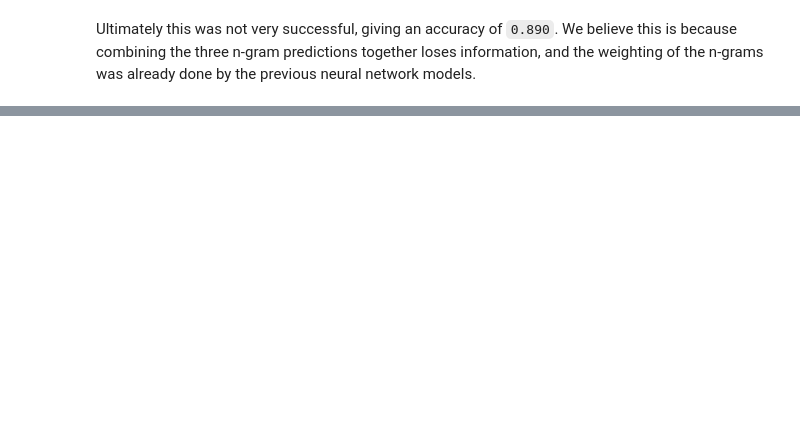
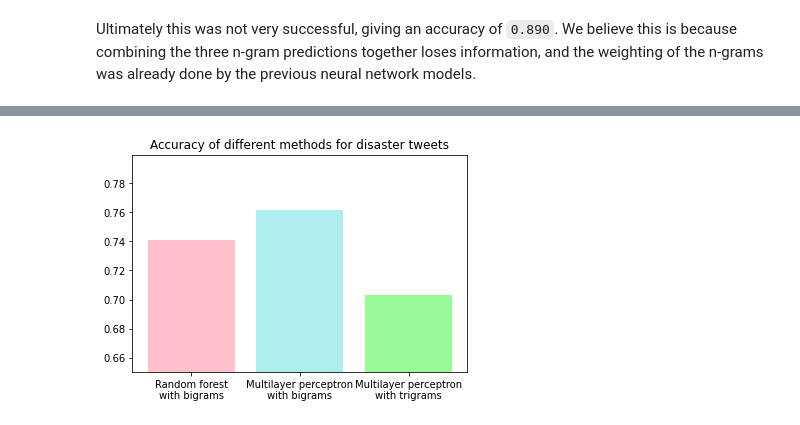
Before and after one commit to maxchristman/comp-562-final-project, a Jupyter notebook: COMP 562 Final Project.ipynb, the cells around one changed output, grey strips where cells are left out. Saved outputs shown, nothing was run; the diff lists cells and outputs as text; code cells hidden in the pictures; blank space fills up the shorter version.

Commit message:
Added some graphs

```diff
--- a/COMP 562 Final Project.ipynb
+++ b/COMP 562 Final Project.ipynb
@@ -731,0 +758,9 @@ Ultimately this was not very successful, giving an accuracy of `0.890`. We belie
+# %%
+colors = ['pink', 'paleturquoise', 'palegreen', 'plum', 'khaki']
+# %%
+plt.bar(["Random forest\nwith bigrams", "Multilayer perceptron\nwith bigrams", "Multilayer perceptron\nwith trigrams"], [0.74103, 0.76156, 0.70303], color=colors[:3])
+plt.ylim(bottom=.65)
+plt.title("Accuracy of different methods for disaster tweets")
+plt.show()
+# %% [output]
+[figure, added]
```
Also changed, not shown: parts of 8 cells of this notebook, 3 other files.
